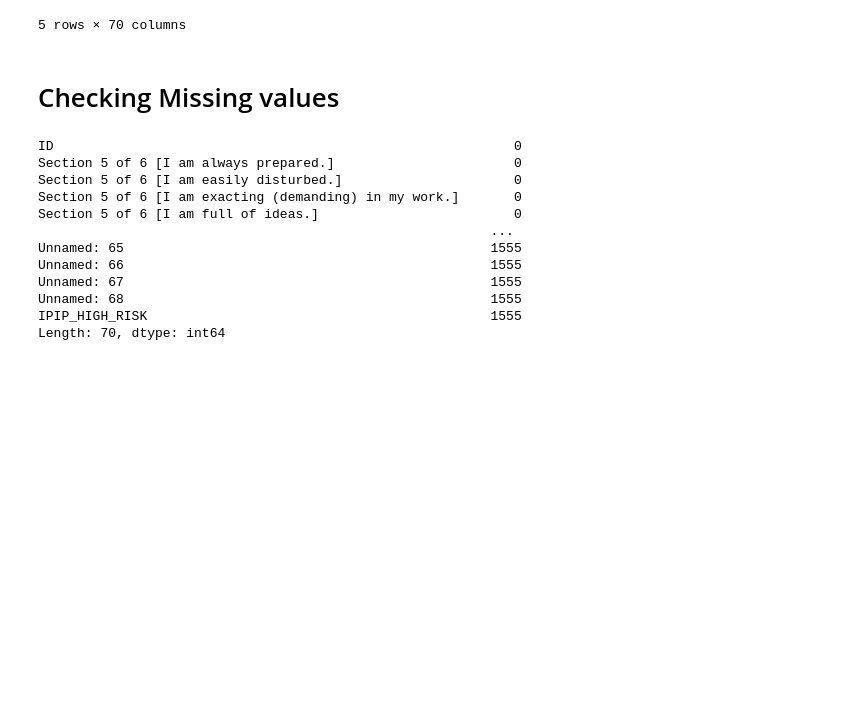
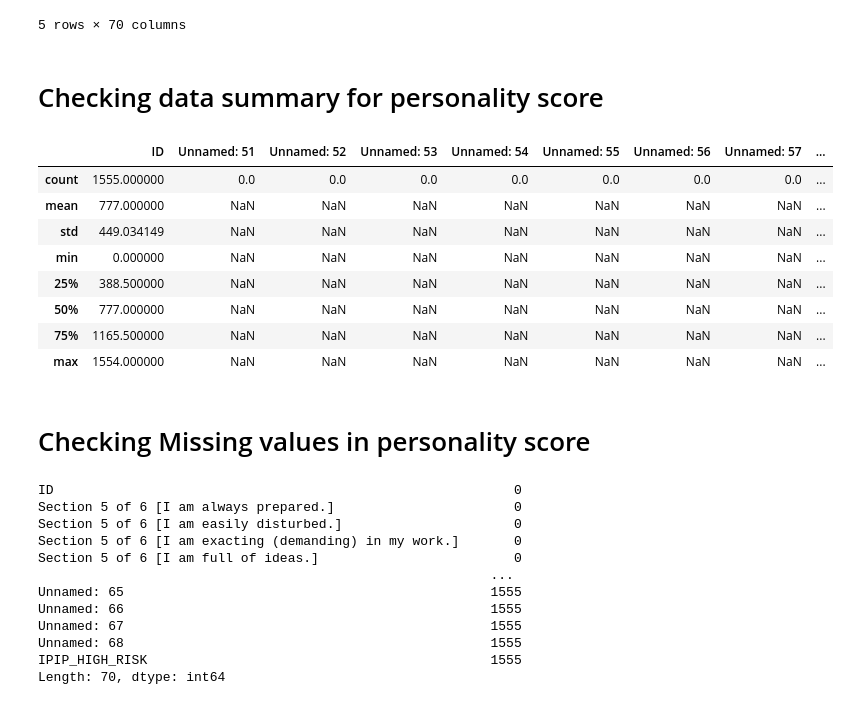
Before and after one commit to rethabilethulo/Data_wrangling, a Jupyter notebook: Data Wrangling.ipynb, the cells around one changed output. Cells and saved outputs as stored; diff of their text form; code cells hidden in the pictures; blank space fills up the shorter version.

```diff
--- a/Data Wrangling.ipynb
+++ b/Data Wrangling.ipynb
@@ -17,8 +17,22 @@ perscore_df.head()
 | 3 | 3 | (3, 5) | (4, 5) | (3, 3) | (5, 5) | ... |
 | 4 | 4 | (3, 3) | (4, 5) | (3, 3) | (5, 3) | ... |
 5 rows × 70 columns
+# %% [markdown]
+# Checking data summary for personality score
+# %%
+perscore_df.describe()
+# %% [output]
+|  | ID | Unnamed: 51 | Unnamed: 52 | Unnamed: 53 | Unnamed: 54 | Unnamed: 55 | Unnamed: 56 | Unnamed: 57 | ... |
+| count | 1555.000000 | 0.0 | 0.0 | 0.0 | 0.0 | 0.0 | 0.0 | 0.0 | ... |
+| mean | 777.000000 | NaN | NaN | NaN | NaN | NaN | NaN | NaN | ... |
+| std | 449.034149 | NaN | NaN | NaN | NaN | NaN | NaN | NaN | ... |
+| min | 0.000000 | NaN | NaN | NaN | NaN | NaN | NaN | NaN | ... |
+| 25% | 388.500000 | NaN | NaN | NaN | NaN | NaN | NaN | NaN | ... |
+| 50% | 777.000000 | NaN | NaN | NaN | NaN | NaN | NaN | NaN | ... |
+| 75% | 1165.500000 | NaN | NaN | NaN | NaN | NaN | NaN | NaN | ... |
+| max | 1554.000000 | NaN | NaN | NaN | NaN | NaN | NaN | NaN | ... |
 # %% [markdown]
-# Checking Missing values
+# Checking Missing values in personality score
 # %%
 perscore_df.isnull().sum()
 # %% [output]
```
Also changed, not shown: parts of 25 cells of this notebook.
